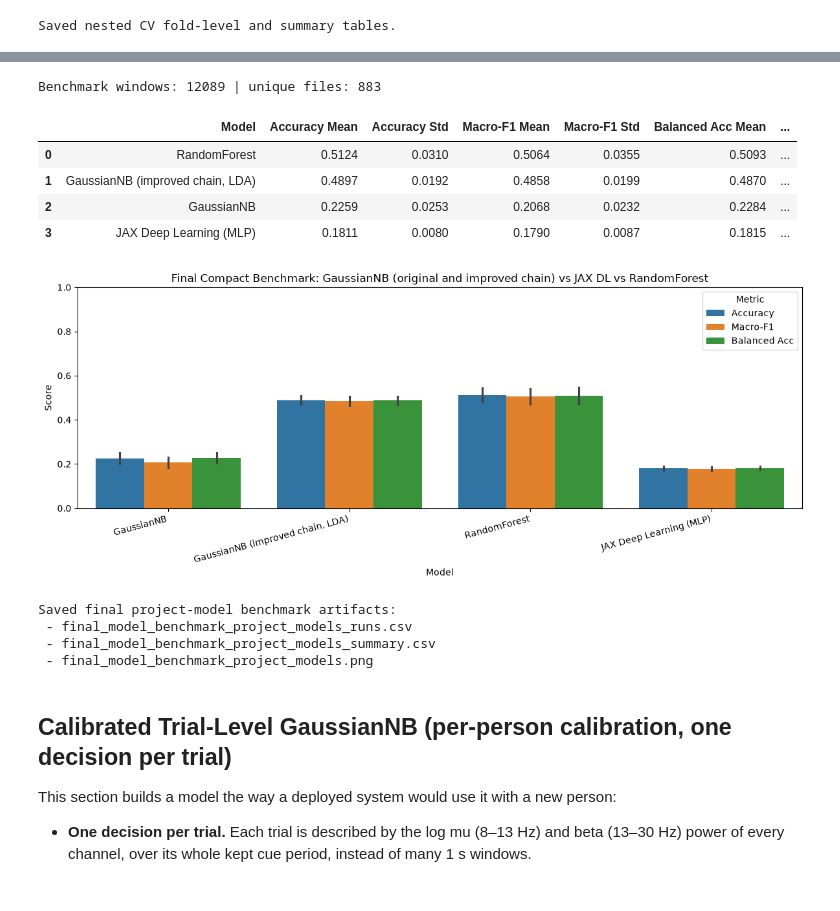
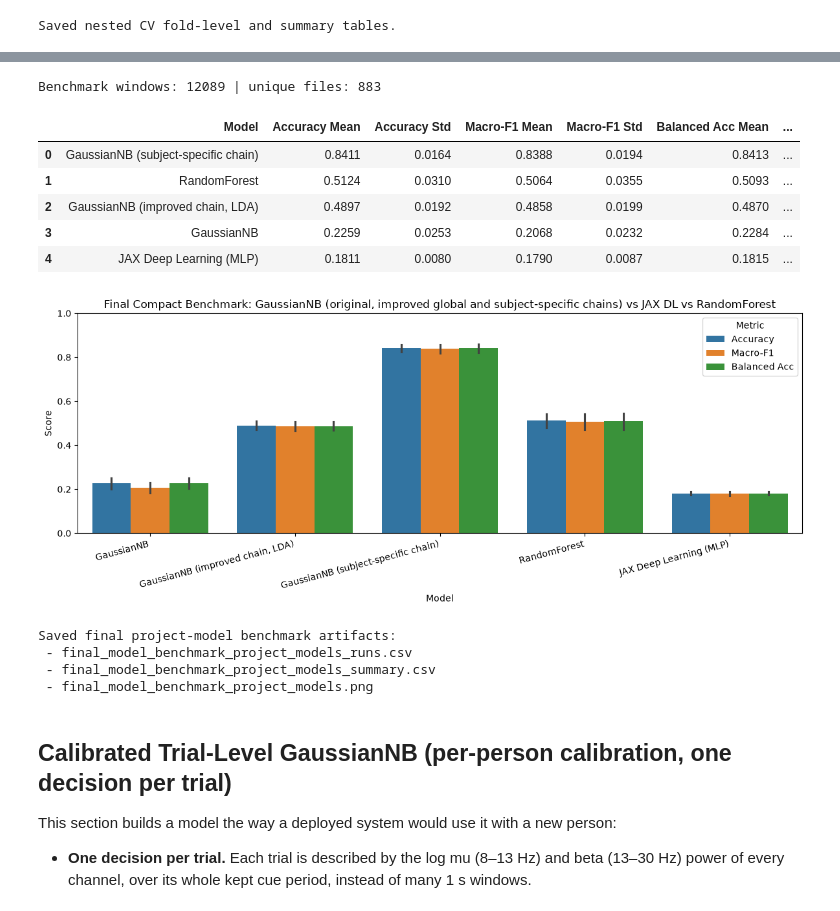
Before and after one commit to Avanznow/Tellekynezix, a Jupyter notebook: prediction-gaussiannb/pytorch/GaussianNB_EEG_Classification_Notebook (Copy 1).ipynb, the cells around one changed output, grey strips where cells are left out. Cells and saved outputs as stored; diff of their text form; code cells hidden in the pictures.

```diff
--- a/prediction-gaussiannb/pytorch/GaussianNB_EEG_Classification_Notebook (Copy 1).ipynb
+++ b/prediction-gaussiannb/pytorch/GaussianNB_EEG_Classification_Notebook (Copy 1).ipynb
@@ -1915,6 +2282,7 @@ if BENCH_MAX_WINDOWS is not None and len(y_bench) > BENCH_MAX_WINDOWS:
     g_bench = g_bench[sel]
     bench_rows = bench_rows[sel]
 X_imp_bench, parts_bench = X_imp[bench_rows], parts[bench_rows]
+X_subj_bench = X_subj[bench_rows]
 
 print(f"Benchmark windows: {len(y_bench)} | unique files: {len(np.unique(g_bench))}")
 
@@ -2054,6 +2422,19 @@ for seed in range(N_BENCH_REPEATS):
         "n_files_test": len(np.unique(g_bench[te_idx])),
     })
 
+    # GaussianNB, subject-specific chain (435 features, own LDA + own GaussianNB per participant, global fallback), same split
+    logp_sub = _subject_chain(X_subj_bench[tr_idx], ytr, parts_bench[tr_idx], X_subj_bench[te_idx], parts_bench[te_idx])
+    ypred_sub = logp_sub.argmax(axis=1)
+    rows.append({
+        "Seed": seed,
+        "Model": "GaussianNB (subject-specific chain)",
+        "Accuracy": accuracy_score(yte, ypred_sub),
+        "Macro-F1": f1_score(yte, ypred_sub, average="macro", zero_division=0),
+        "Balanced Acc": balanced_accuracy_score(yte, ypred_sub),
+        "n_test": len(yte),
+        "n_files_test": len(np.unique(g_bench[te_idx])),
+    })
+
     # Random Forest
     rf = make_random_forest()
     rf.fit(Xtr, ytr)
@@ -2107,39 +2488,40 @@ summary = summary.sort_values("Macro-F1 Mean", ascending=False).reset_index(drop
 display(summary.style.format({
     "Accuracy Mean": "{:.4f}", "Accuracy Std": "{:.4f}",
     "Macro-F1 Mean": "{:.4f}", "Macro-F1 Std": "{:.4f}",
     "Balanced Acc Mean": "{:.4f}", "Balanced Acc Std": "{:.4f}",
 }))
 
 plot_df = bench_runs_df.melt(
     id_vars=["Seed", "Model"],
     value_vars=["Accuracy", "Macro-F1", "Balanced Acc"],
     var_name="Metric", value_name="Score"
 )
 
 plt.figure(figsize=(12, 5))
 sns.barplot(data=plot_df, x="Model", y="Score", hue="Metric", errorbar="sd")
 plt.ylim(0, 1)
-plt.title("Final Compact Benchmark: GaussianNB (original and improved chain) vs JAX DL vs RandomForest")
+plt.title("Final Compact Benchmark: GaussianNB (original, improved global and subject-specific chains) vs JAX DL vs RandomForest")
 plt.xticks(rotation=15, ha="right")
 plt.tight_layout()
 plt.savefig(pathlib.Path(model_path).with_name("final_model_benchmark_project_models.png"), dpi=120, bbox_inches="tight")
 plt.show()
 
 bench_runs_df.to_csv(pathlib.Path(model_path).with_name("final_model_benchmark_project_models_runs.csv"), index=False)
 summary.to_csv(pathlib.Path(model_path).with_name("final_model_benchmark_project_models_summary.csv"), index=False)
 
 print("Saved final project-model benchmark artifacts:")
 print(" - final_model_benchmark_project_models_runs.csv")
 print(" - final_model_benchmark_project_models_summary.csv")
 print(" - final_model_benchmark_project_models.png")
 # %% [output]
 Benchmark windows: 12089 | unique files: 883
 |  | Model | Accuracy Mean | Accuracy Std | Macro-F1 Mean | Macro-F1 Std | Balanced Acc Mean | ... |
-| 0 | RandomForest | 0.5124 | 0.0310 | 0.5064 | 0.0355 | 0.5093 | ... |
-| 1 | GaussianNB (improved chain, LDA) | 0.4897 | 0.0192 | 0.4858 | 0.0199 | 0.4870 | ... |
-| 2 | GaussianNB | 0.2259 | 0.0253 | 0.2068 | 0.0232 | 0.2284 | ... |
-| 3 | JAX Deep Learning (MLP) | 0.1811 | 0.0080 | 0.1790 | 0.0087 | 0.1815 | ... |
+| 0 | GaussianNB (subject-specific chain) | 0.8411 | 0.0164 | 0.8388 | 0.0194 | 0.8413 | ... |
+| 1 | RandomForest | 0.5124 | 0.0310 | 0.5064 | 0.0355 | 0.5093 | ... |
+| 2 | GaussianNB (improved chain, LDA) | 0.4897 | 0.0192 | 0.4858 | 0.0199 | 0.4870 | ... |
+| 3 | GaussianNB | 0.2259 | 0.0253 | 0.2068 | 0.0232 | 0.2284 | ... |
+| 4 | JAX Deep Learning (MLP) | 0.1811 | 0.0080 | 0.1790 | 0.0087 | 0.1815 | ... |
-[figure, old version]
+[figure, new version]
 Saved final project-model benchmark artifacts:
  - final_model_benchmark_project_models_runs.csv
  - final_model_benchmark_project_models_summary.csv
```
Also changed, not shown: parts of 11 cells of this notebook, 17 other files.
